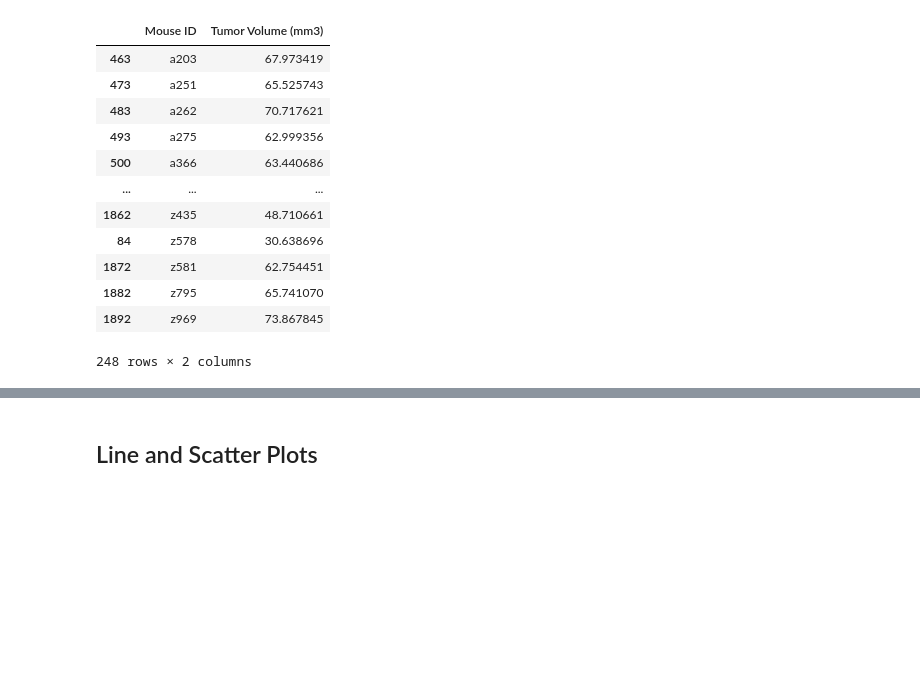
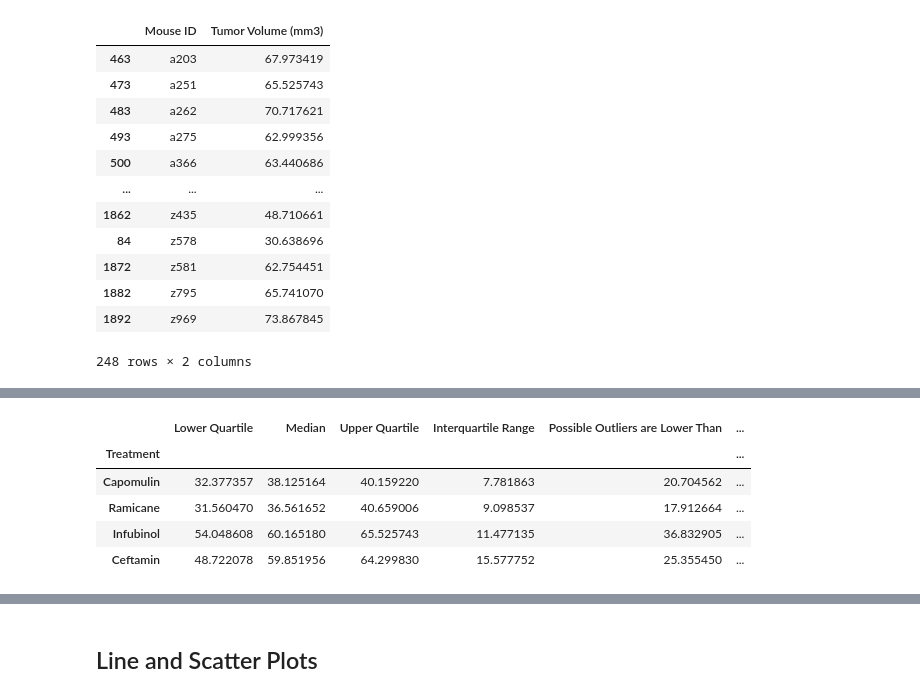
Before and after one commit to cullen-andrews/matplotlib-challenge, a Jupyter notebook: Script.ipynb, the cells around one changed output, grey strips where cells are left out. Saved outputs shown, nothing was run; the diff lists cells and outputs as text; code cells hidden in the pictures; blank space fills up the shorter version.

```diff
--- a/Script.ipynb
+++ b/Script.ipynb
@@ -286,2 +319,81 @@ final_volumes.loc[final_volumes["Mouse ID"] == "k403", :]
+# %%
+# Put treatments into a list for for loop (and later for plot labels)
+
+treatments = ["Capomulin", "Ramicane", "Infubinol", "Ceftamin"]
+
+
+# Create empty list to fill with tumor vol data (for plotting)
+
+treat_volumes = []
+
+
+# Creating a list to store analysis of quartiles and outlier bounds
+quartile_list = []
+
+# Calculate the IQR and quantitatively determine if there are any potential outliers.
+for med in treatments:
+
+
+    # Locate the rows which contain mice on each drug and get the tumor volumes
+    med_volume = final_volumes.loc[final_volumes["Drug Regimen"] == med, "Tumor Volume (mm3)"]
+    #print(med_volume) #scrap
+
+
+    # add subset
+    treat_volumes.append(med_volume)
+
+
+    # Determine outliers using upper and lower bounds
+    q1 = med_volume.quantile(.25)
+    median_final_volume = med_volume.quantile(.5)
+    q3 = med_volume.quantile(.75)
+    iqr = q3 - q1
+    lower = q1 - 1.5 * iqr
+    upper = q3 + 1.5 * iqr
+
+    upper_outliers = med_volume[med_volume > upper]
+    if upper_outliers.empty:
+        upper_outlier_detected = False
+    else:
+        upper_outlier_detected = True
+
+
+    lower_outliers = med_volume[med_volume < lower]
+    if lower_outliers.empty:
+        lower_outlier_detected = False
+    else:
+        lower_outlier_detected = True
+
+
+    # Keeping results in list of dictionaries. I want to present results in a dataframe eventually.
+    dict = {"Treatment": med,
+            "Lower Quartile": q1,
+            "Median": median_final_volume,
+            "Upper Quartile":q3,
+            "Interquartile Range": iqr,
+            "Possible Outliers are Lower Than": lower,
+            "Possible Outliers are Higher Than": upper,
+            "Lower Outlier(s) Indicated (T/F)": lower_outlier_detected,
+            "Upper Outlier(s) Indicated (T/F)": upper_outlier_detected}
+
+    quartile_list.append(dict)
+
+quartile_df = pd.DataFrame(quartile_list)
+quartile_df = quartile_df.set_index("Treatment")
+quartile_df
+#     print(upper_outlier_detected)
+#     print(lower_outlier_detected)
+
+
+#    print(dict)
+#     print(upper_outliers.head())
+#     print(lower_outliers.head())
+# %% [output]
+|  | Lower Quartile | Median | Upper Quartile | Interquartile Range | Possible Outliers are Lower Than | ... |
+| Treatment |  |  |  |  |  | ... |
+| Capomulin | 32.377357 | 38.125164 | 40.159220 | 7.781863 | 20.704562 | ... |
+| Ramicane | 31.560470 | 36.561652 | 40.659006 | 9.098537 | 17.912664 | ... |
+| Infubinol | 54.048608 | 60.165180 | 65.525743 | 11.477135 | 36.832905 | ... |
+| Ceftamin | 48.722078 | 59.851956 | 64.299830 | 15.577752 | 25.355450 | ... |
 # %%
 # Generate a box plot of the final tumor volume of each mouse across four regimens of interest
```
Also changed, not shown: parts of 5 cells of this notebook.
